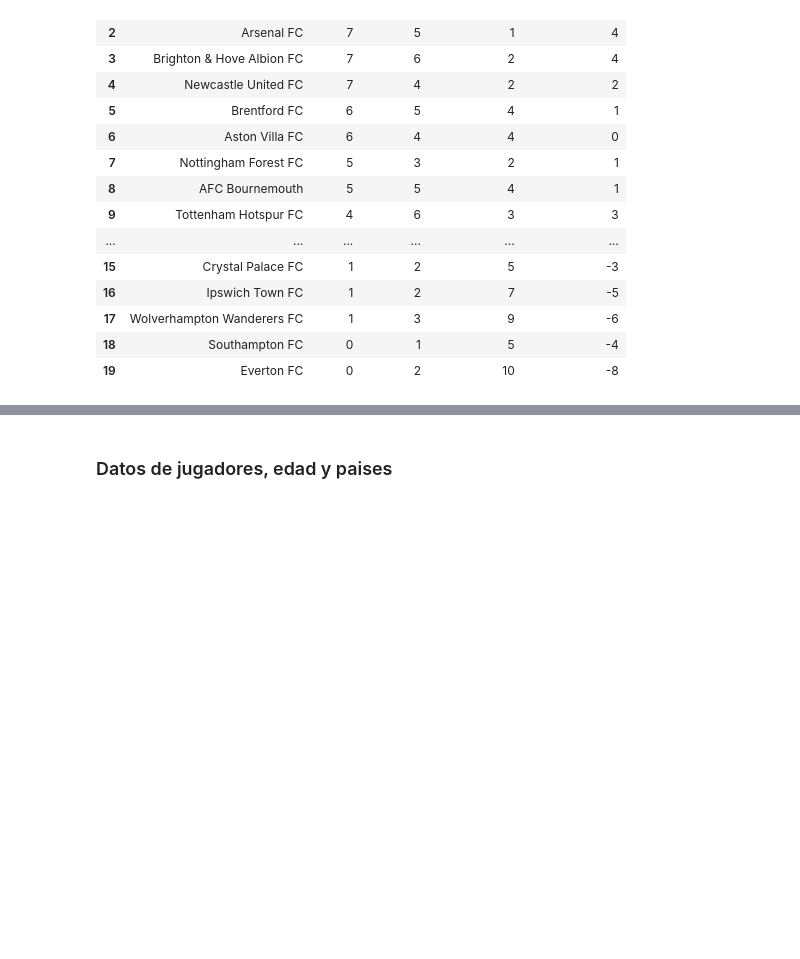
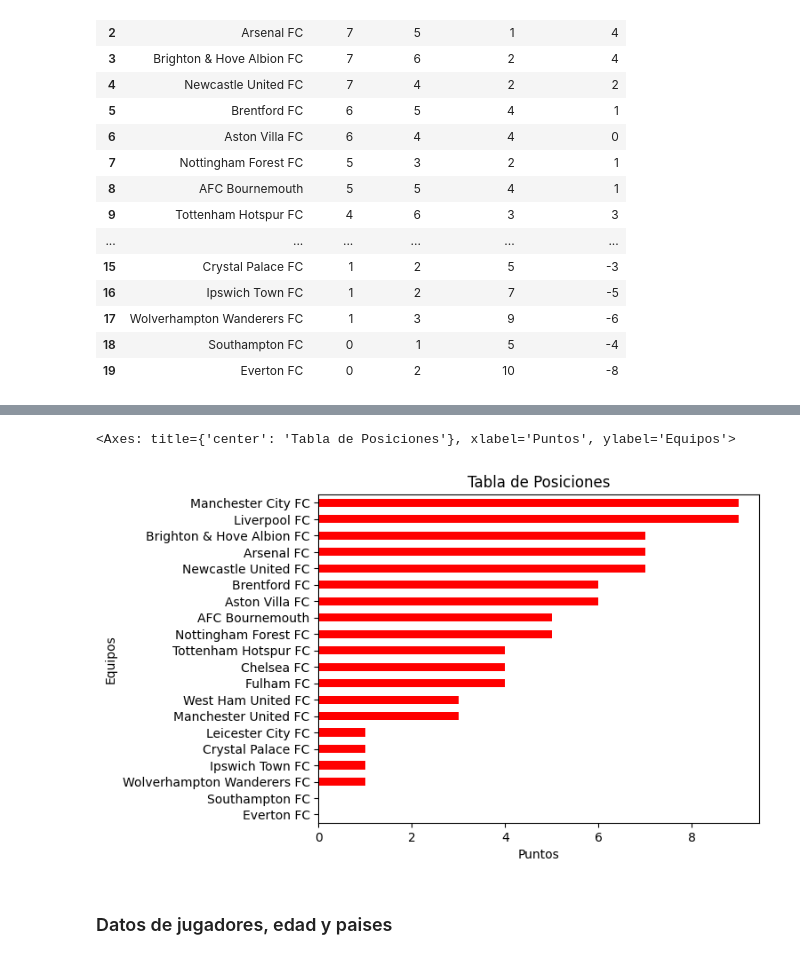
Before and after one commit to RaphaelNicaise/DataEngineering_PremierLeague, a Jupyter notebook: Extraccion_datos_football_data.ipynb, the cells around one changed output, grey strips where cells are left out. Saved outputs shown, nothing was run; the diff lists cells and outputs as text; code cells hidden in the pictures; blank space fills up the shorter version.

```diff
--- a/Extraccion_datos_football_data.ipynb
+++ b/Extraccion_datos_football_data.ipynb
@@ -643,3 +651,12 @@ positions_dt.head()
+# %%
+(
+    positions_dt
+    .sort_values(by=['points','goal_difference'],ascending=True)
+    .plot(kind='barh',x='team',y='points',color='red',title='Tabla de Posiciones',legend=False,xlabel='Puntos',ylabel='Equipos')
+)
+# %% [output]
+<Axes: title={'center': 'Tabla de Posiciones'}, xlabel='Puntos', ylabel='Equipos'>
+[figure, added]
 # %% [markdown]
 ### Datos de jugadores, edad y paises
 # %%
```
Also changed, not shown: parts of 15 cells of this notebook.
